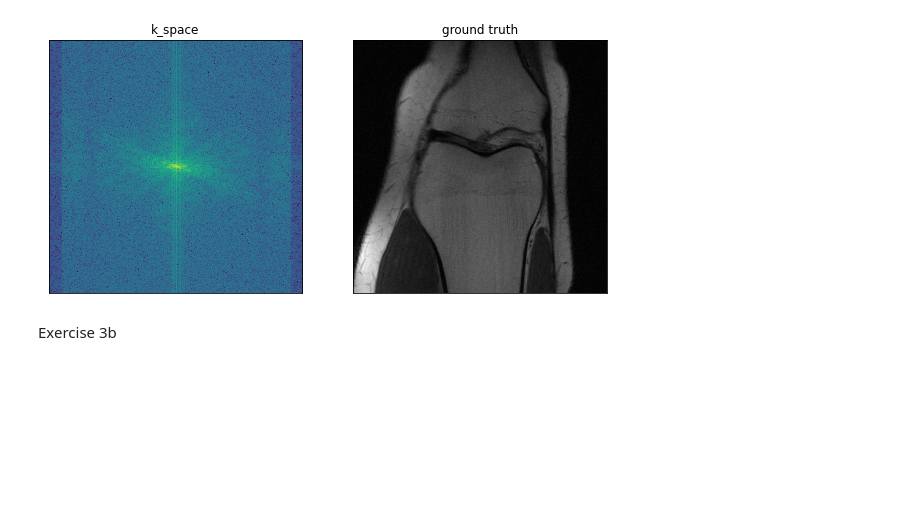
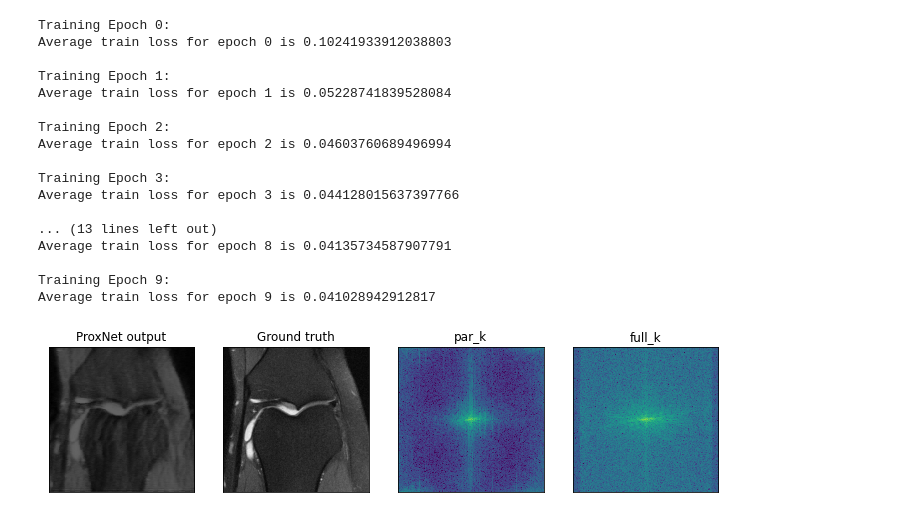
Before and after one commit to langestefan/5LSL0_assignments, a Jupyter notebook: assignment_4/prototype.ipynb, the cells around one changed output. Drawn from its saved outputs; the diff is of its cells as text; code cells hidden in the pictures; blank space fills up the shorter version.

Commit message:
test ex6 on prototype notebook.

```diff
--- a/assignment_4/prototype.ipynb
+++ b/assignment_4/prototype.ipynb
@@ -20,7 +0,0 @@ Test the soft thresholding function
-# %%
-x_in = np.arange(-4, 4.1, 0.1)
-print(x_in)
-
-# apply soft thresholding
-for x in x_in:
-    x_out = softthreshold(x, 1)
@@ -56,10 +0,0 @@ def get_k_space(input) :
-# %%
-  # define parameters
-data_loc = 'Fast_MRI_Knee/' #change the datalocation to something that works for you
-batch_size = 2
-
-train_loader, test_loader = create_dataloaders(data_loc, batch_size)
-
-# go over the dataset
-for i,(kspace, M, gt) in enumerate(tqdm(test_loader)):
-    continue
@@ -68,25 +140,59 @@ Exercise 3a
+# %%
+x_out, gt_unsqueeze = main()
+# %% [output]
+Training Epoch 0:
+Average train loss for epoch 0 is 0.10241933912038803
+
+Training Epoch 1:
+Average train loss for epoch 1 is 0.05228741839528084
+
+Training Epoch 2:
+Average train loss for epoch 2 is 0.04603760689496994
+
+Training Epoch 3:
+Average train loss for epoch 3 is 0.044128015637397766
+
+... (13 lines left out)
+Average train loss for epoch 8 is 0.04135734587907791
+
+Training Epoch 9:
+Average train loss for epoch 9 is 0.041028942912817
 # %%
-k_space = get_k_space(gt)
+# detach x_out from GPU
+x_out_plot = x_out.detach().cpu().numpy()
+gt_unsqueeze_plot = gt_unsqueeze.detach().cpu().numpy()
+par_k = fftshift(fft2(x_out.detach().cpu()))
+full_k = fftshift(fft2(gt_unsqueeze.detach().cpu()))
+par_k_plot_friendly = torch.log(torch.abs(par_k[0,0,:,:])+1e-20)
+full_k_plot_friendly = torch.log(torch.abs(full_k[0,0,:,:])+1e-20)
 
-kspace_plot_friendly = torch.log(torch.abs(k_space[0,:,:])+1e-20)
+plt.figure(figsize = (12,12))
 
-plt.figure(figsize = (10,10))
-
-plt.subplot(1,2,1)
-plt.imshow(kspace_plot_friendly,vmin=-2,interpolation='nearest')
+plt.subplot(1,4,1)
+plt.imshow(x_out_plot[0,0,:,:],vmax=2.3, interpolation='nearest',cmap='gray')
 plt.xticks([])
 plt.yticks([])
-plt.title('k_space')
+plt.title('ProxNet output')
 
-plt.subplot(1,2,2)
-plt.imshow(gt[0,:,:],cmap='gray')
+plt.subplot(1,4,2)
+plt.imshow(gt_unsqueeze_plot[0,0,:,:],cmap='gray')
 plt.xticks([])
 plt.yticks([])
-plt.title('ground truth')
+plt.title('Ground truth')
 
-#plt.savefig("assignment_4/figures/3a.png",dpi=300,bbox_inches='tight')
+plt.subplot(1,4,3)
+plt.imshow(par_k_plot_friendly,vmin=-2.3, interpolation='nearest')
+plt.xticks([])
+plt.yticks([])
+plt.title('par_k')
+
+plt.subplot(1,4,4)
+plt.imshow(full_k_plot_friendly,vmin=-2.3, interpolation='nearest')
+plt.xticks([])
+plt.yticks([])
+plt.title('full_k')
+
+#plt.savefig(f"{save_path}", dpi=300, bbox_inches='tight')
 plt.show()
 # %% [output]
-[figure, old version]
+[figure, new version]
-# %% [markdown]
-Exercise 3b
```
Also changed, not shown: parts of 17 cells of this notebook.
